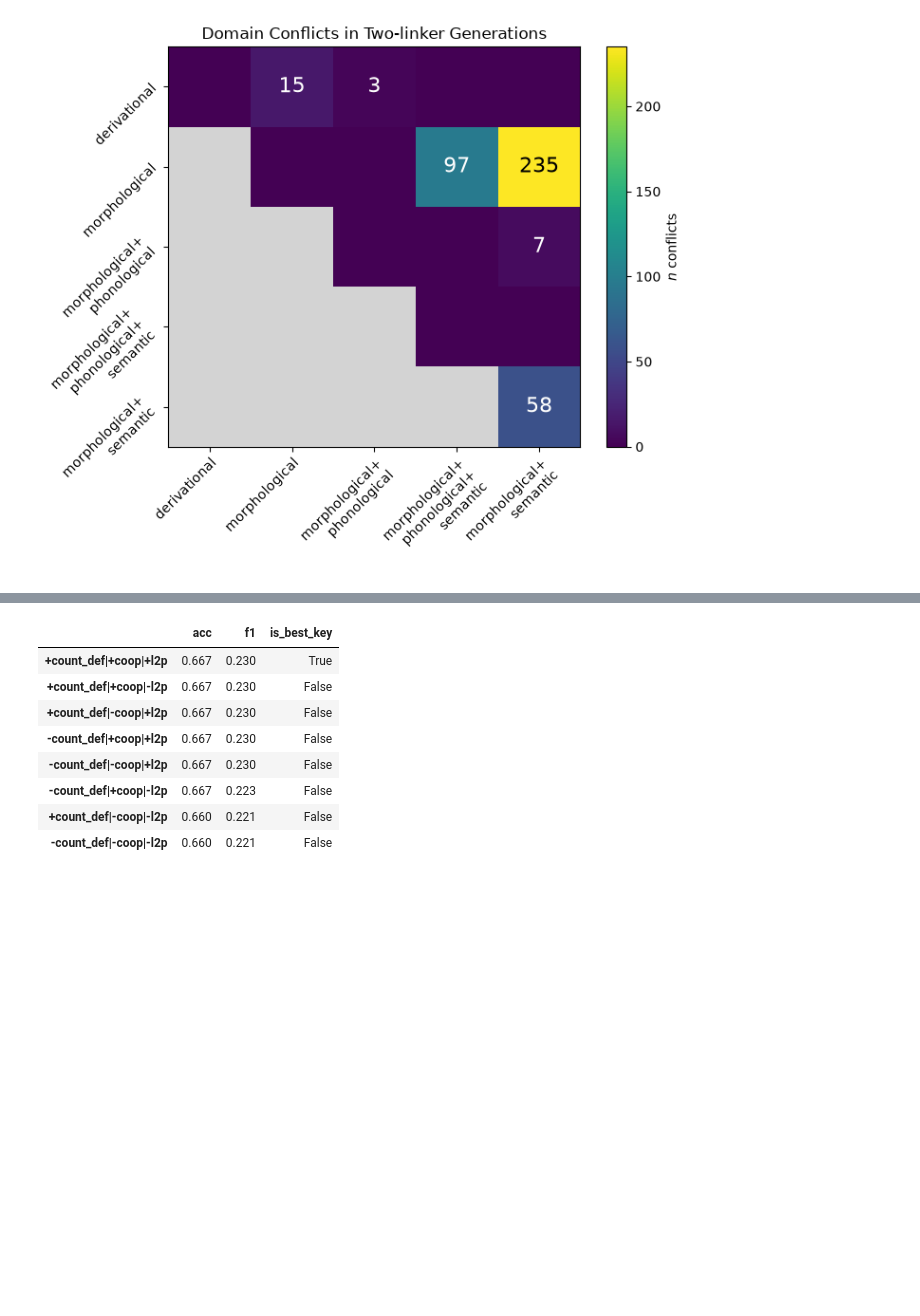
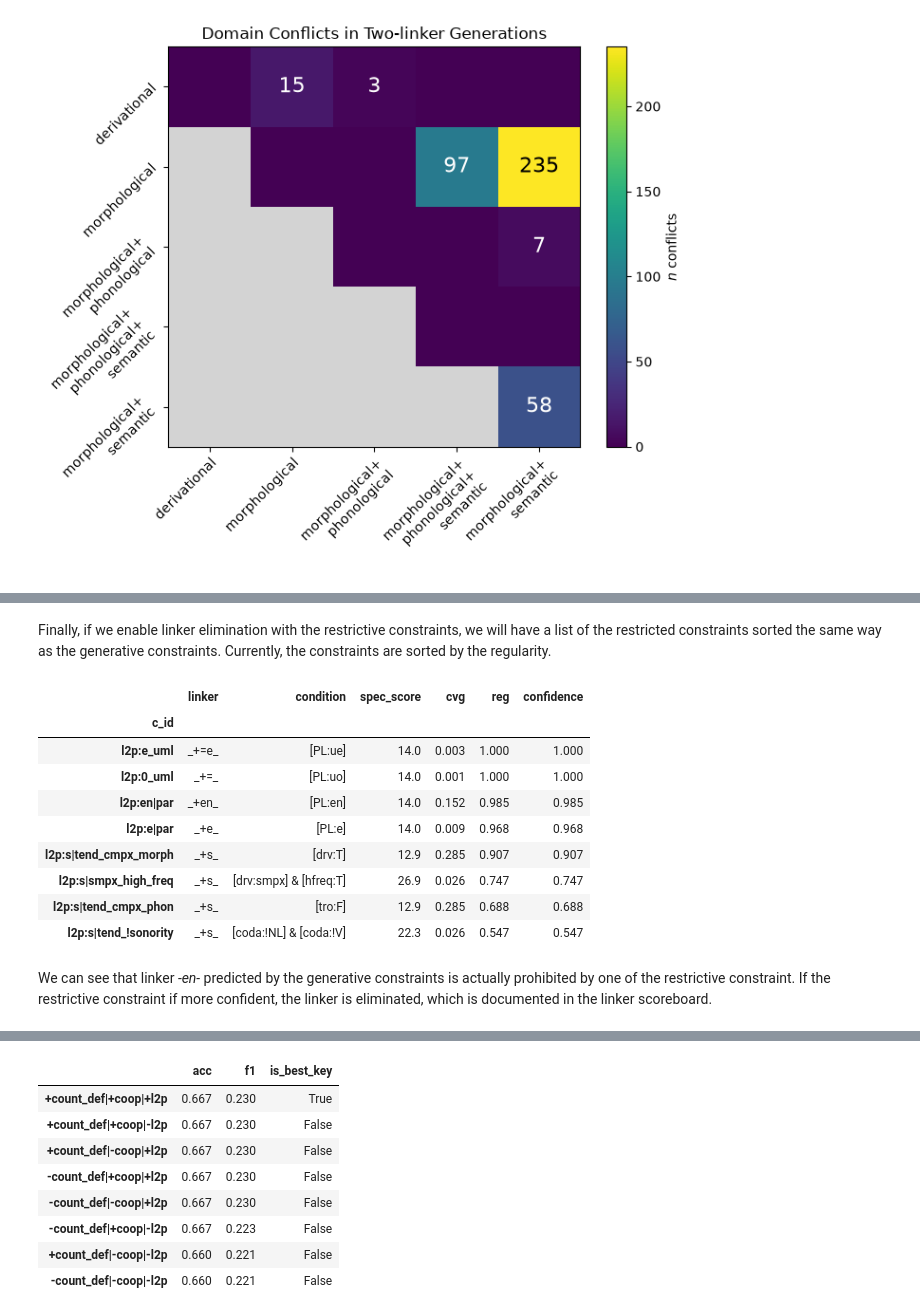
Before and after one commit to maxschmaltz/DieKonstraints, a Jupyter notebook: comp_modeling/inspect.ipynb, the cells around one changed output, grey strips where cells are left out. Saved outputs shown, nothing was run; the diff lists cells and outputs as text; code cells hidden in the pictures; blank space fills up the shorter version.

```diff
--- a/comp_modeling/inspect.ipynb
+++ b/comp_modeling/inspect.ipynb
@@ -557,0 +577,2 @@ metrics_summary
+# %%
+cxc = CompXConstraints(appl_ind.loc["wurm_befall"])
@@ -557,0 +610,3 @@ metrics_summary
+# %%
+cxc.update_pred_params(count_def_constr=False)
+cxc.gen_constr_df
@@ -557,0 +639,3 @@ metrics_summary
+# %%
+cxc.update_pred_params(constr_cooperation=True)
+cxc.linker_scoreboard
@@ -557,0 +648,18 @@ metrics_summary
+# %% [markdown]
+Finally, if we enable linker elimination with the restrictive constraints, we will have a list of the restricted constraints sorted the same way as the generative constraints. Currently, the constraints are sorted by the regularity.
+# %%
+cxc.update_pred_params(eliminate_with_l2p=True)
+cxc.restr_constr_df
+# %% [output]
+|  | linker | condition | spec_score | cvg | reg | confidence |
+| c_id |  |  |  |  |  |  |
+| l2p:e_uml | _+=e_ | [PL:ue] | 14.0 | 0.003 | 1.000 | 1.000 |
+| l2p:0_uml | _+=_ | [PL:uo] | 14.0 | 0.001 | 1.000 | 1.000 |
+| l2p:en|par | _+en_ | [PL:en] | 14.0 | 0.152 | 0.985 | 0.985 |
+| l2p:e|par | _+e_ | [PL:e] | 14.0 | 0.009 | 0.968 | 0.968 |
+| l2p:s|tend_cmpx_morph | _+s_ | [drv:T] | 12.9 | 0.285 | 0.907 | 0.907 |
+| l2p:s|smpx_high_freq | _+s_ | [drv:smpx] & [hfreq:T] | 26.9 | 0.026 | 0.747 | 0.747 |
+| l2p:s|tend_cmpx_phon | _+s_ | [tro:F] | 12.9 | 0.285 | 0.688 | 0.688 |
+| l2p:s|tend_!sonority | _+s_ | [coda:!NL] & [coda:!V] | 22.3 | 0.026 | 0.547 | 0.547 |
+# %% [markdown]
+We can see that linker _-en-_ predicted by the generative constraints is actually prohibited by one of the restrictive constraint. If the restrictive constraint if more confident, the linker is eliminated, which is documented in the linker scoreboard.
```
Also changed, not shown: parts of 67 cells of this notebook, 1 other file.
